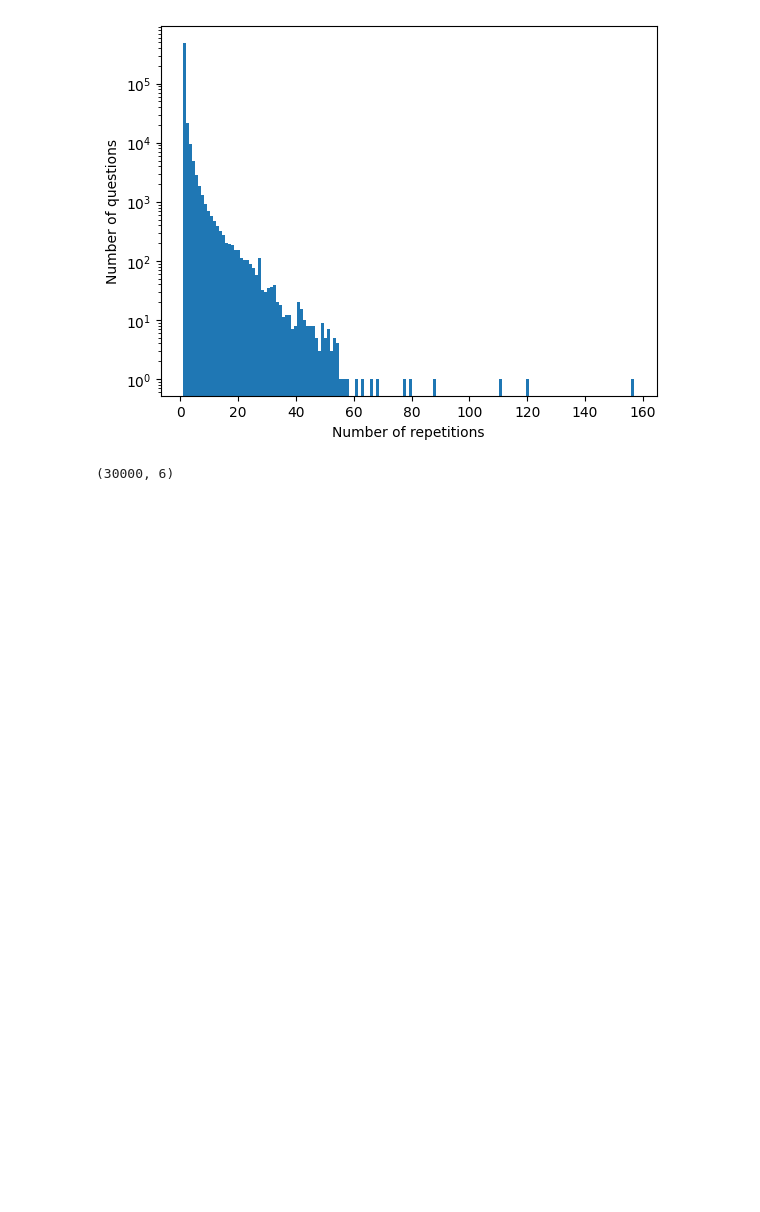
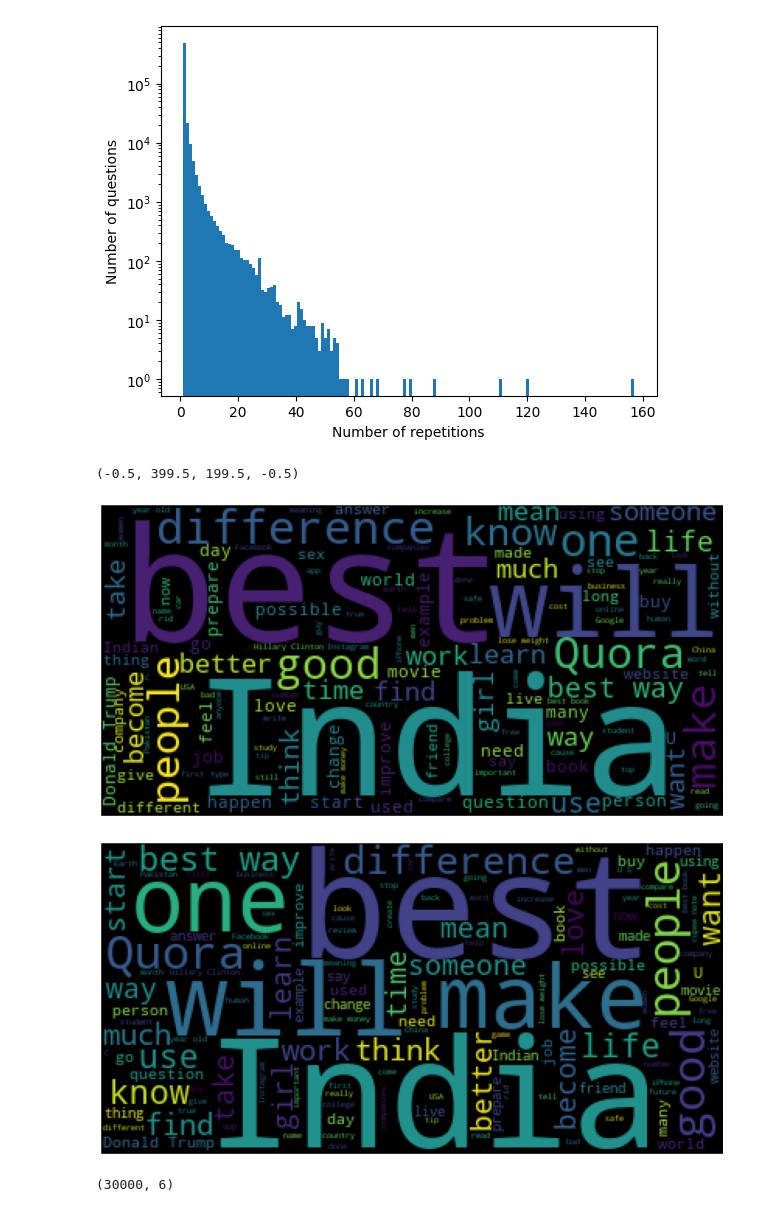
Before and after one commit to bhumikaxyz/duplicate-question-pairs-predictor, a Jupyter notebook: code.ipynb, the cells around one changed output. Drawn from its saved outputs; the diff is of its cells as text; code cells hidden in the pictures; blank space fills up the shorter version.

```diff
--- a/code.ipynb
+++ b/code.ipynb
@@ -112,16 +112,20 @@ plt.ylabel('Number of questions')
 Text(0, 0.5, 'Number of questions')
 [figure]
 # %%
-# question1 = ' '.join(train_df['question1'])
-# question2 = ' '.join(train_df['question2'])
-# cloud1 = WordCloud().generate(question1)
-# cloud2 = WordCloud().generate(question2)
-# plt.figure(figsize=(15, 10))
-# plt.imshow(cloud1)
-# plt.axis('off')
-# plt.figure(figsize=(15, 10))
-# plt.imshow(cloud2)
-# plt.axis('off')
+question1 = ' '.join(train_df['question1'])
+question2 = ' '.join(train_df['question2'])
+cloud1 = WordCloud().generate(question1)
+cloud2 = WordCloud().generate(question2)
+plt.figure(figsize=(15, 10))
+plt.imshow(cloud1)
+plt.axis('off')
+plt.figure(figsize=(15, 10))
+plt.imshow(cloud2)
+plt.axis('off')
+# %% [output]
+(-0.5, 399.5, 199.5, -0.5)
+[figure, added]
+[figure, added]
 # %%
 df = train_df.sample(30000, random_state=42)
 df.shape
```
Also changed, not shown: parts of 3 cells of this notebook.
